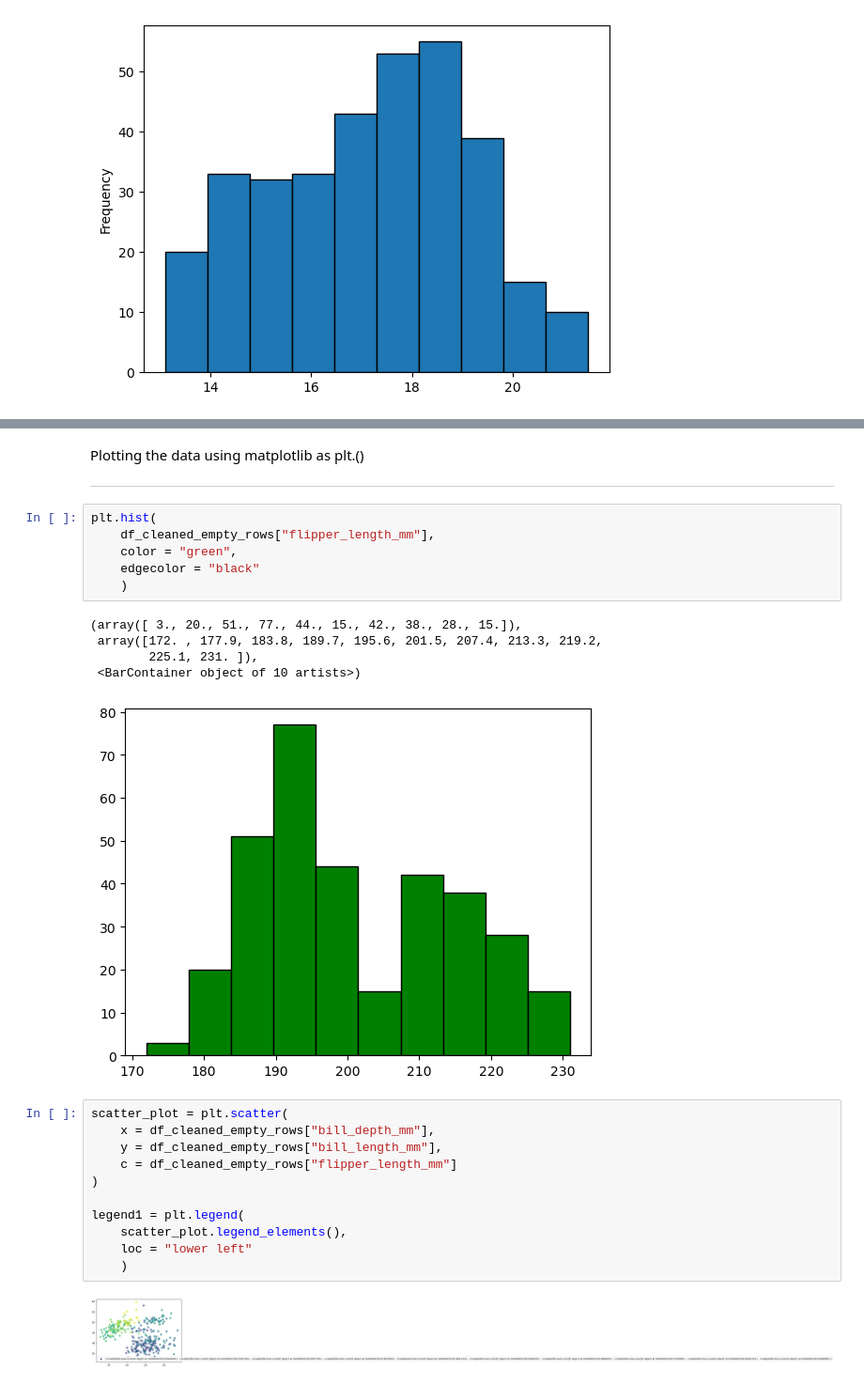
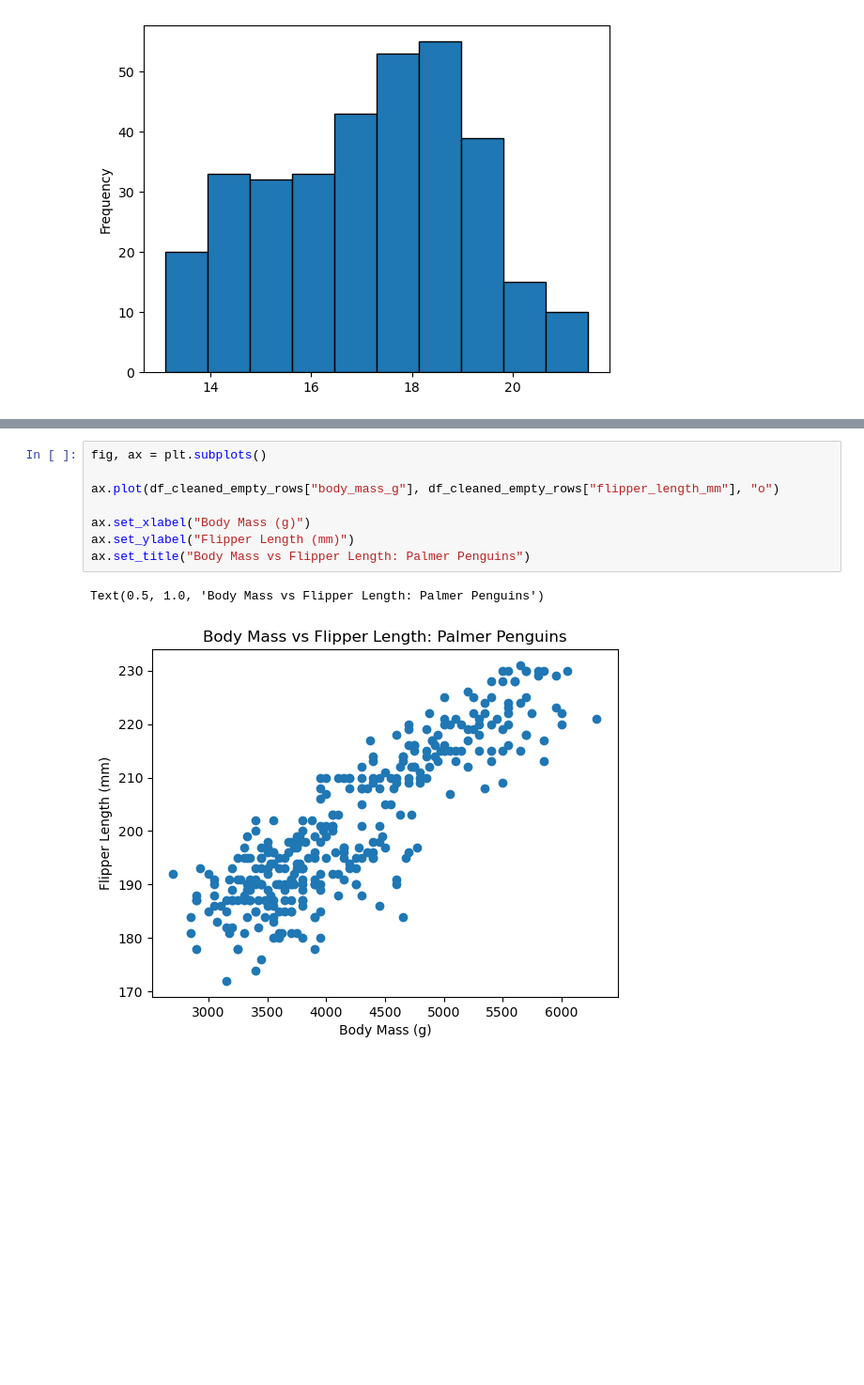
Before and after one commit to a-o-connor/palmerpenguins_data_analytics, a Jupyter notebook: palmerpenguinsanalysis.ipynb, the cells around one changed output, grey strips where cells are left out. Shown at 94% size. Saved outputs shown, nothing was run; the diff lists cells and outputs as text; blank space fills up the shorter version.

```diff
--- a/palmerpenguinsanalysis.ipynb
+++ b/palmerpenguinsanalysis.ipynb
@@ -159,28 +154,11 @@ df_cleaned_empty_rows.plot(kind = "scatter", x = "flipper_length_mm", y = "body_
-# %% [markdown]
-Plotting the data using matplotlib as plt.()
-********
-# %%
-plt.hist(
-    df_cleaned_empty_rows["flipper_length_mm"],
-    color = "green",
-    edgecolor = "black"
-    )
-# %% [output]
-(array([ 3., 20., 51., 77., 44., 15., 42., 38., 28., 15.]),
- array([172. , 177.9, 183.8, 189.7, 195.6, 201.5, 207.4, 213.3, 219.2,
-        225.1, 231. ]),
- <BarContainer object of 10 artists>)
-[figure, removed]
-# %%
-scatter_plot = plt.scatter(
-    x = df_cleaned_empty_rows["bill_depth_mm"],
-    y = df_cleaned_empty_rows["bill_length_mm"],
-    c = df_cleaned_empty_rows["flipper_length_mm"]
-)
-
-legend1 = plt.legend(
-    scatter_plot.legend_elements(),
-    loc = "lower left"
-    )
-# %% [output]
-[figure, removed]
+# %%
+fig, ax = plt.subplots()
+
+ax.plot(df_cleaned_empty_rows["body_mass_g"], df_cleaned_empty_rows["flipper_length_mm"], "o")
+
+ax.set_xlabel("Body Mass (g)")
+ax.set_ylabel("Flipper Length (mm)")
+ax.set_title("Body Mass vs Flipper Length: Palmer Penguins")
+# %% [output]
+Text(0.5, 1.0, 'Body Mass vs Flipper Length: Palmer Penguins')
+[figure, added]
```
Also changed, not shown: parts of 3 cells of this notebook.
